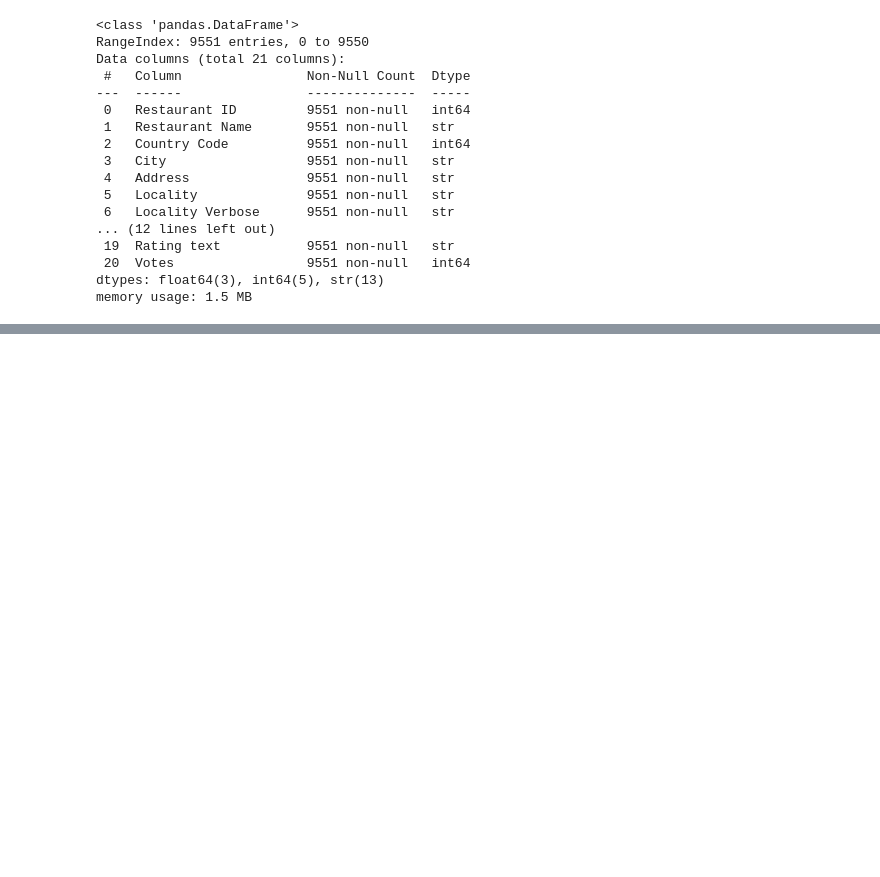
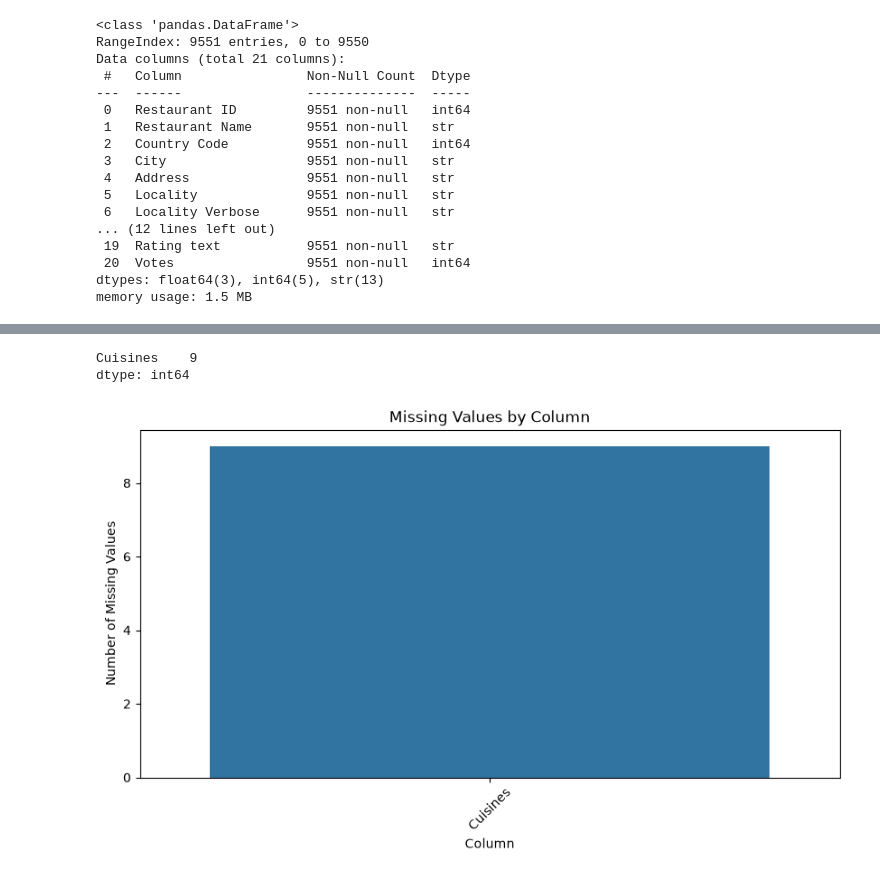
Before and after one commit to aniketsatav/cognifyz-machine-learning-internship, a Jupyter notebook: notebooks/01_EDA_Data_Cleaning.ipynb, the cells around one changed output, grey strips where cells are left out. Saved outputs shown, nothing was run; the diff lists cells and outputs as text; code cells hidden in the pictures; blank space fills up the shorter version.

Commit message:
complete initial dataset exploration

```diff
--- a/notebooks/01_EDA_Data_Cleaning.ipynb
+++ b/notebooks/01_EDA_Data_Cleaning.ipynb
@@ -81,0 +102,2 @@ memory usage: 1.5 MB
+# %%
+df = pd.read_csv("../dataset/Dataset.csv")
@@ -81,0 +183,28 @@ memory usage: 1.5 MB
+# %%
+missing_values = df.isnull().sum()
+
+missing_values = missing_values[missing_values > 0]
+
+missing_values
+# %% [output]
+Cuisines    9
+dtype: int64
+# %%
+plt.figure(figsize=(10, 5))
+
+sns.barplot(
+    x=missing_values.index,
+    y=missing_values.values
+)
+
+plt.title("Missing Values by Column")
+plt.xlabel("Column")
+plt.ylabel("Number of Missing Values")
+plt.xticks(rotation=45)
+
+plt.savefig("../outputs/figures/Missing_values_by_column.png",
+            bbox_inches="tight")
+
+plt.show()
+# %% [output]
+[figure, added]
```
Also changed, not shown: parts of 43 cells of this notebook, 17 other files.
